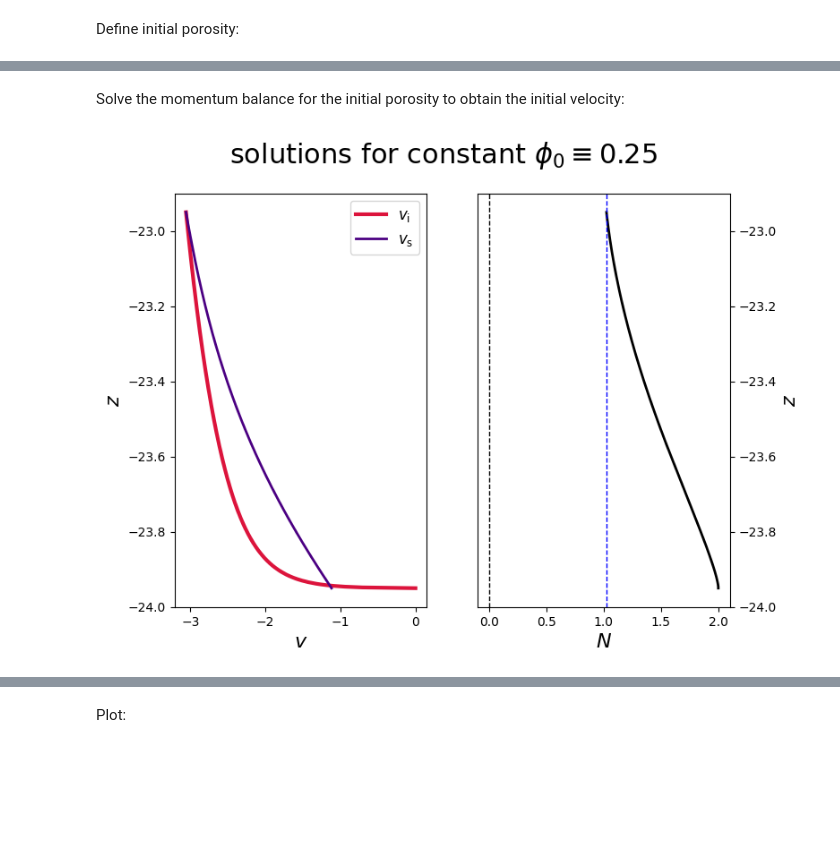
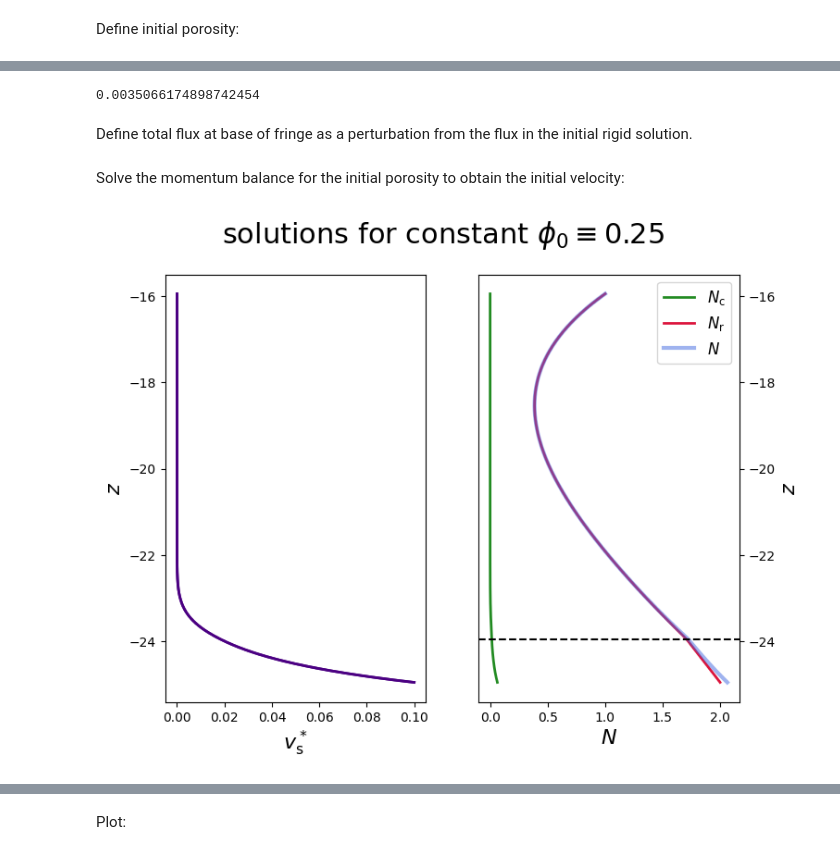
Before and after one commit to agstub-umd/compaction-frost, a Jupyter notebook: notebooks/example.ipynb, the cells around one changed output, grey strips where cells are left out. Cells and saved outputs as stored; diff of their text form; code cells hidden in the pictures; blank space fills up the shorter version.

```diff
--- a/notebooks/example.ipynb
+++ b/notebooks/example.ipynb
@@ -33,8 +33,9 @@ from fem_spaces import mixed_space
 Define domain:
 # %%
 # generate mesh, initial domain is scaled height of 1
-zl = zf+1
-domain = create_interval(MPI.COMM_WORLD,nz,[zf,zl])
+zl = zf+8
+zb = zf-1
+domain = create_interval(MPI.COMM_WORLD,nz,[zb,zl])
 # %% [markdown]
 Define initial porosity $\phi_0$  and effecive pressure $N=N_f$  at base of fringe
 # %%
@@ -85,68 +88,59 @@ phi_0.interpolate(lambda x:phi0+0*x[0])
+# %%
+Nr0, V_heave = Nr(domain,phi_0,Nf)
+# %%
+V_heave
+# %% [output]
+0.0035066174898742454
+# %% [markdown]
+Define total flux at base of fringe as a perturbation from the flux in the
+initial rigid solution.
+# %%
+q_f = V_heave - 0.1
 # %% [markdown]
 Solve the momentum balance for the initial porosity to obtain the initial velocity:
 # %%
-sol,N_ = initial_solve(domain,phi_0,Nf)
-initial.sub(0).interpolate(sol.sub(0))
-initial.sub(1).interpolate(sol.sub(1))
+q_in = q_f - V_heave
+w0,Nc0 = vel_solve(domain,phi_0,q_in)
+initial.sub(0).interpolate(w0)
 # %%
 # Plot the solution:
 
 
 #-------------------------------------------
 # plot initial conditions to check ...
 z =  SpatialCoordinate(domain)[0]
 T = temp(z)
+S = sat(T)
+Nc0_ = Function(V0)
+Nc0_.interpolate(Expression(Nc0, V0.element.interpolation_points()))
 
-
-
-N__ = Function(V0)
-N__.interpolate(Expression(N_, V0.element.interpolation_points()))
-
-S = sat(T)
-
-w0 = Function(V0)
-wi0 = Function(V0)
-w0.interpolate(Expression(sol.sub(0), V0.element.interpolation_points()))
-wi0.interpolate(Expression(sol.sub(1), V0.element.interpolation_points()))
-
-
-Nl_ = (1-phi_0*S)*(1+T) + Sigma(wi0,phi_0,S)
-Nl__ = Function(V0)
-Nl__.interpolate(Expression(Nl_, V0.element.interpolation_points()))
-Nl = Nl__.x.array[-1]
-
-m = Q(phi_0,S)/(1-phi_0*S)
-wil = Function(V0)
-wil.interpolate(Expression(w0+m, V0.element.interpolation_points()))
-wil = wil.x.array[-1]
-
-z_ = domain.geometry.x[:,0]
-w_ = w0.x.array
-wi_ = wi0.x.array
-N_p = N__.x.array
+z0_ = domain.geometry.x[:,0]
+w0_ = w0.x.array
+Nc0_ = Nc0_.x.array
+Nr0_ = Nr0.x.array
 
 plt.figure(figsize=(8,6))
 plt.suptitle(r'solutions for constant $\phi_0\equiv$'+'{:.2f}'.format(phi0),fontsize=22)
 plt.subplot(121)
-plt.plot(wi_,z_,color='crimson',linewidth=3,label=r'$v_\mathrm{i}$')
-plt.plot(w_,z_,color='indigo',linewidth=2,linestyle='-',label=r'$v_\mathrm{s}$')
-# plt.axvline(wil,color='k',linestyle='--',linewidth=1,label=r'$v_\mathrm{i}(z_\ell)$ (true)')
-plt.xlabel(r'$v$',fontsize=16)
+plt.plot(w0_,z0_,color='indigo',linewidth=2,linestyle='-')
+# plt.plot(W_i + 0*z0_,z0_,color='indigo',linewidth=2,linestyle='-')
+# plt.plot(W_p + 0*z0_,z0_,color='indigo',linewidth=2,linestyle='-')
+plt.plot(w0_,z0_,color='indigo',linewidth=2,linestyle='-')
+plt.xlabel(r'$v_\mathrm{s}^*$',fontsize=16)
 plt.ylabel(r'$z$',fontsize=16)
-plt.legend(fontsize=12)
+
 plt.subplot(122)
-plt.plot(N_p,z_,color='k',linewidth=2)
-# plt.axvline(Nf,color='green',linestyle='-',linewidth=1,label=r'$N_f$')
-plt.axvline(Nl,color='blue',linestyle='--',linewidth=1,label=r'$N_\ell$')
-plt.axvline(0,color='k',linestyle='--',linewidth=1)
+plt.plot(Nc0_,z0_,color='forestgreen',linewidth=2,label=r'$N_\mathrm{c}$')
+plt.plot(Nr0_,z0_,color='crimson',linewidth=2,label=r'$N_\mathrm{r}$')
+plt.plot(Nr0_+Nc0_,z0_,color='royalblue',linestyle='-',linewidth=3,label=r'$N$',alpha=0.5)
+plt.axhline(y=zf,color='k',linestyle='--')
 plt.xlabel(r'$N$',fontsize=16)
 plt.gca().yaxis.set_label_position("right")
 plt.gca().yaxis.tick_right()
 plt.ylabel(r'$z$ ',fontsize=16)
-# plt.xlim(0,N_.max())
-# plt.legend(fontsize=12)
+plt.legend(fontsize=12)
 plt.show()
 plt.close()
 # %% [output]
-[figure, old version]
+[figure, new version]
 # %%
```
Also changed, not shown: parts of 11 cells of this notebook, 5 other files.
